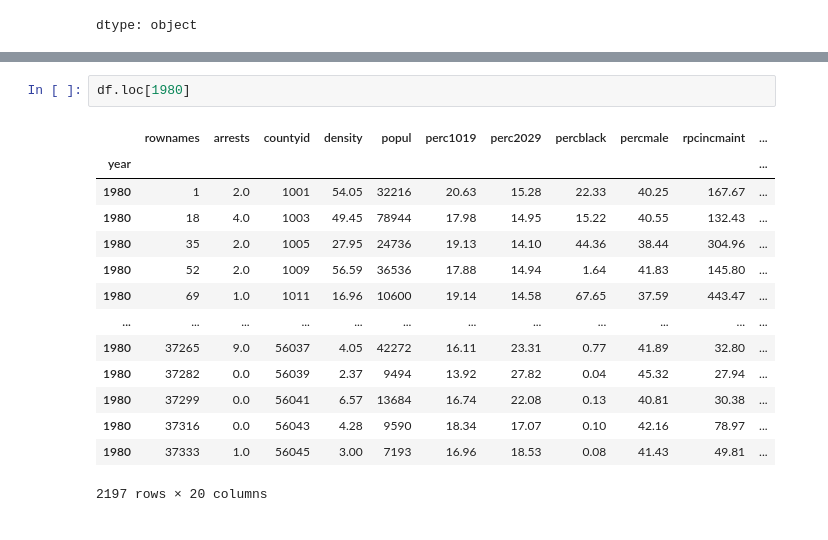
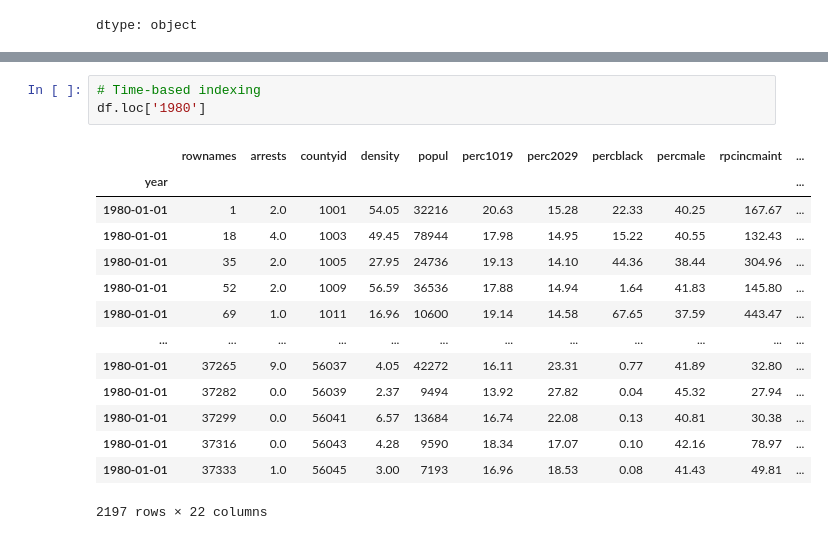
Before and after one commit to Samridhi-Aggarwaal/EDA, a Jupyter notebook: Theory_DA.ipynb, the cells around one changed output, grey strips where cells are left out. Cells and saved outputs as stored; diff of their text form.

```diff
--- a/Theory_DA.ipynb
+++ b/Theory_DA.ipynb
@@ -921,18 +936,19 @@ df.sample(5, random_state=0)
-# %%
-df.loc[1980]
-# %% [output]
-|  | rownames | arrests | countyid | density | popul | perc1019 | perc2029 | percblack | percmale | rpcincmaint | ... |
-| year |  |  |  |  |  |  |  |  |  |  | ... |
-| 1980 | 1 | 2.0 | 1001 | 54.05 | 32216 | 20.63 | 15.28 | 22.33 | 40.25 | 167.67 | ... |
-| 1980 | 18 | 4.0 | 1003 | 49.45 | 78944 | 17.98 | 14.95 | 15.22 | 40.55 | 132.43 | ... |
-| 1980 | 35 | 2.0 | 1005 | 27.95 | 24736 | 19.13 | 14.10 | 44.36 | 38.44 | 304.96 | ... |
-| 1980 | 52 | 2.0 | 1009 | 56.59 | 36536 | 17.88 | 14.94 | 1.64 | 41.83 | 145.80 | ... |
-| 1980 | 69 | 1.0 | 1011 | 16.96 | 10600 | 19.14 | 14.58 | 67.65 | 37.59 | 443.47 | ... |
-| ... | ... | ... | ... | ... | ... | ... | ... | ... | ... | ... | ... |
-| 1980 | 37265 | 9.0 | 56037 | 4.05 | 42272 | 16.11 | 23.31 | 0.77 | 41.89 | 32.80 | ... |
-| 1980 | 37282 | 0.0 | 56039 | 2.37 | 9494 | 13.92 | 27.82 | 0.04 | 45.32 | 27.94 | ... |
-| 1980 | 37299 | 0.0 | 56041 | 6.57 | 13684 | 16.74 | 22.08 | 0.13 | 40.81 | 30.38 | ... |
-| 1980 | 37316 | 0.0 | 56043 | 4.28 | 9590 | 18.34 | 17.07 | 0.10 | 42.16 | 78.97 | ... |
-| 1980 | 37333 | 1.0 | 56045 | 3.00 | 7193 | 16.96 | 18.53 | 0.08 | 41.43 | 49.81 | ... |
-2197 rows × 20 columns
+# %%
+# Time-based indexing
+df.loc['1980']
+# %% [output]
+|  | rownames | arrests | countyid | density | popul | perc1019 | perc2029 | percblack | percmale | rpcincmaint | ... |
+| year |  |  |  |  |  |  |  |  |  |  | ... |
+| 1980-01-01 | 1 | 2.0 | 1001 | 54.05 | 32216 | 20.63 | 15.28 | 22.33 | 40.25 | 167.67 | ... |
+| 1980-01-01 | 18 | 4.0 | 1003 | 49.45 | 78944 | 17.98 | 14.95 | 15.22 | 40.55 | 132.43 | ... |
+| 1980-01-01 | 35 | 2.0 | 1005 | 27.95 | 24736 | 19.13 | 14.10 | 44.36 | 38.44 | 304.96 | ... |
+| 1980-01-01 | 52 | 2.0 | 1009 | 56.59 | 36536 | 17.88 | 14.94 | 1.64 | 41.83 | 145.80 | ... |
+| 1980-01-01 | 69 | 1.0 | 1011 | 16.96 | 10600 | 19.14 | 14.58 | 67.65 | 37.59 | 443.47 | ... |
+| ... | ... | ... | ... | ... | ... | ... | ... | ... | ... | ... | ... |
+| 1980-01-01 | 37265 | 9.0 | 56037 | 4.05 | 42272 | 16.11 | 23.31 | 0.77 | 41.89 | 32.80 | ... |
+| 1980-01-01 | 37282 | 0.0 | 56039 | 2.37 | 9494 | 13.92 | 27.82 | 0.04 | 45.32 | 27.94 | ... |
+| 1980-01-01 | 37299 | 0.0 | 56041 | 6.57 | 13684 | 16.74 | 22.08 | 0.13 | 40.81 | 30.38 | ... |
+| 1980-01-01 | 37316 | 0.0 | 56043 | 4.28 | 9590 | 18.34 | 17.07 | 0.10 | 42.16 | 78.97 | ... |
+| 1980-01-01 | 37333 | 1.0 | 56045 | 3.00 | 7193 | 16.96 | 18.53 | 0.08 | 41.43 | 49.81 | ... |
+2197 rows × 22 columns
 # %%
```
Also changed, not shown: parts of 44 cells of this notebook.
